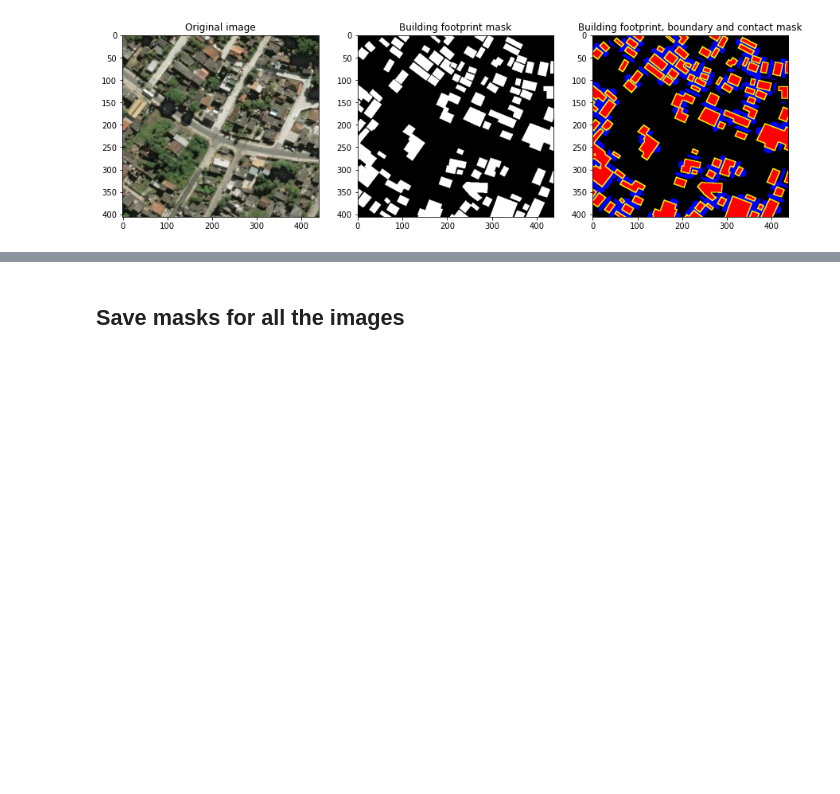
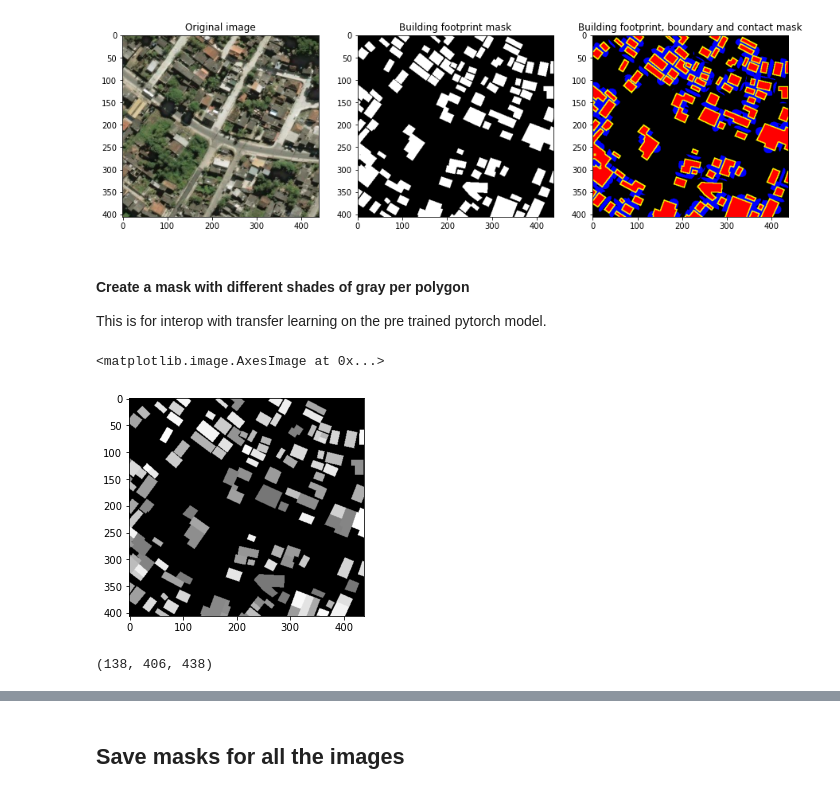
Before and after one commit to ThinkOcean-India-Research/asdi-hackathon, a Jupyter notebook: building-detection/create_masks.ipynb, the cells around one changed output, grey strips where cells are left out. Saved outputs shown, nothing was run; the diff lists cells and outputs as text; code cells hidden in the pictures; blank space fills up the shorter version.

Commit message:
update mask and dataset

```diff
--- a/building-detection/create_masks.ipynb
+++ b/building-detection/create_masks.ipynb
@@ -144,3 +144,27 @@ ax[2].set_title('Building footprint, boundary and contact mask')
 # %% [output]
 Text(0.5, 1.0, 'Building footprint, boundary and contact mask')
 [figure]
+# %% [markdown]
+#### Create a mask with different shades of gray per polygon
+
+This is for interop with transfer learning on the pre trained pytorch model.
+# %%
+gdf = gpd.read_file(f'{GEOJSON_PATH}/Geo_{filename}.geojson')
+gdf['burn_field'] = [255-i if 255-i>0 else 255 for i in range(len(gdf))]
+
+filename = 'AOI_1_RIO_img1200'
+m2 = sol.vector.mask.footprint_mask(
+    df = gdf,
+    reference_im = f'{SATELLITE_IMAGERY_PATH}/3band_{filename}.tif',
+    burn_field='burn_field'
+)
+plt.imshow(m2, cmap='gray')
+# %% [output]
+<matplotlib.image.AxesImage at 0x...>
+[figure, added]
+# %%
+obj_ids = np.unique(m2)[1:] # first is the background
+masks = m2==obj_ids[:, None, None]
+print(masks.shape)
+# %% [output]
+(138, 406, 438)
```
Also changed, not shown: parts of 2 cells of this notebook, 2 other files.
